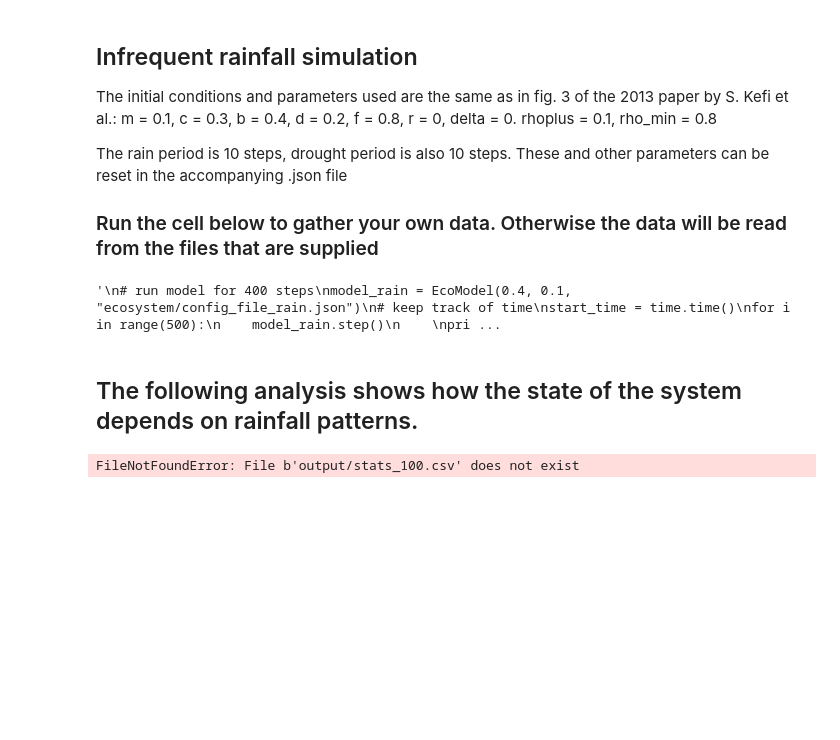
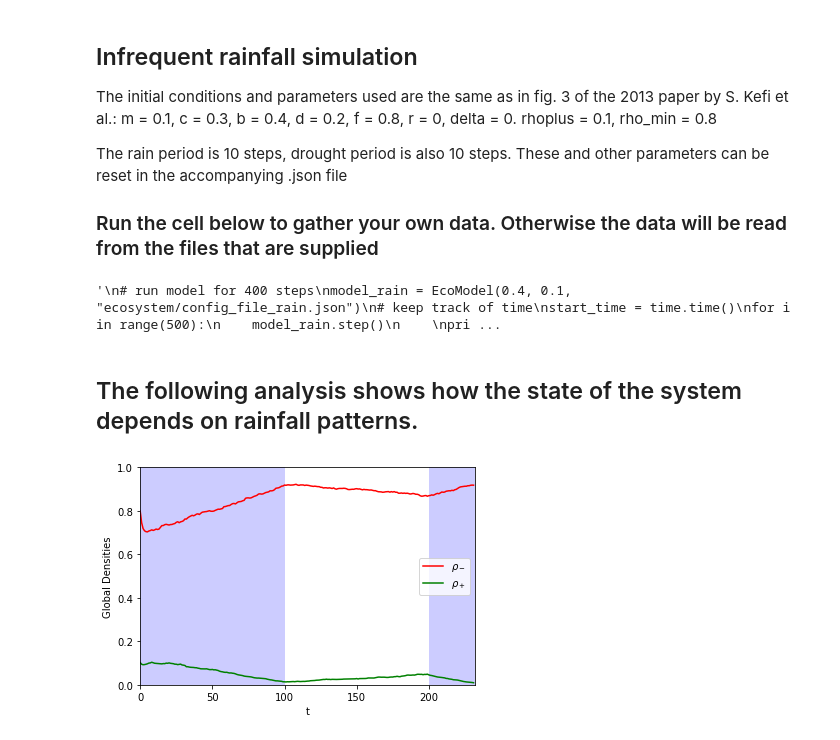
Before and after one commit to intramuros/abm, a Jupyter notebook: Gather and plot.ipynb, the cells around one changed output. Drawn from its saved outputs; the diff is of its cells as text; code cells hidden in the pictures; blank space fills up the shorter version.

Commit message:
add config file for rain, correct colors in plots

```diff
--- a/Gather and plot.ipynb
+++ b/Gather and plot.ipynb
@@ -128,36 +126,36 @@ stats = model.datacollector.get_model_vars_dataframe()
 # read from csv's
 data_dir = "data/"
 period = "100" # also can be 10, 25, 50, or 100
-stats = pd.read_csv(output_dir+"stats_"+period+".csv", delimiter='\t')
+stats = pd.read_csv(data_dir+"stats_"+period+".csv", delimiter='\t')
 
 total = (stats.Degraded+stats.Vegetated+stats.Empty)
 
 # throw away data after density of vegetated sites becomes too low
 for i in range(len(stats.Vegetated)):
     if (stats.Vegetated[i] / total[i]) < 0.01:
         stop = i
         break
     else:
         stop = 500
 stats = stats[:stop + 1]
 
 # figure with rainfall addition
 # plot the global densities at each time step
 total = (stats.Degraded+stats.Vegetated+stats.Empty)
 plt.plot(stats.Degraded/(total), label = r'$\rho_-$', c='r')
 plt.plot(stats.Vegetated/(total), label = r'$\rho_+$', c='g')
 plt.legend(loc='center right')
 plt.ylabel('Global Densities')
 plt.xlabel('t')
 
 # add rainfall color to plot
 plt.xlim([0, stop + 1])
 plt.ylim([0, 1])
 for i in [j for j in range(0, 500, int(period) * 2)]:
     plt.axvspan(i, i+int(period), facecolor='b', alpha=0.2)
 plt.show()
 # %% [output]
-FileNotFoundError: File b'output/stats_100.csv' does not exist
+[figure, added]
 # %%
 # plotting establishment probability
 plt.plot(stats.b, label = 'b', c='b')
```
Also changed, not shown: parts of 5 cells of this notebook, 1 other file.
